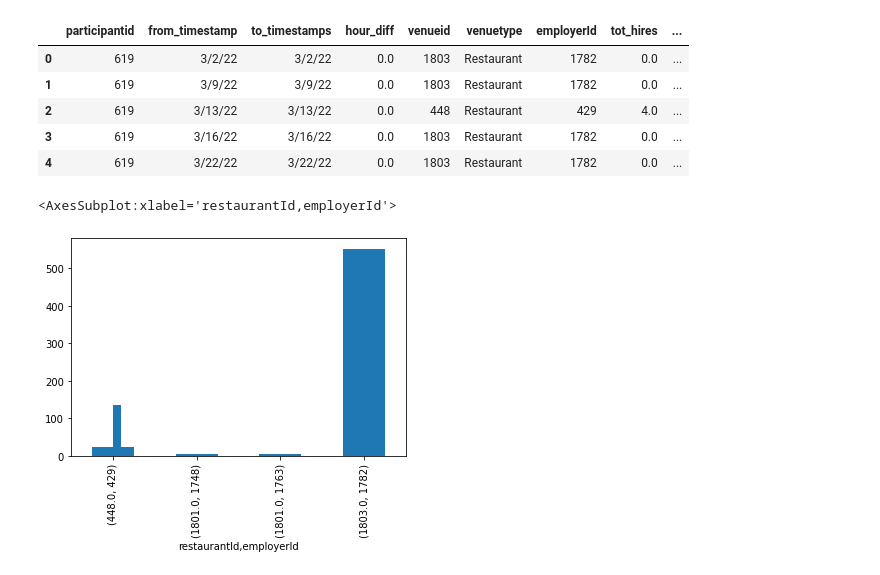
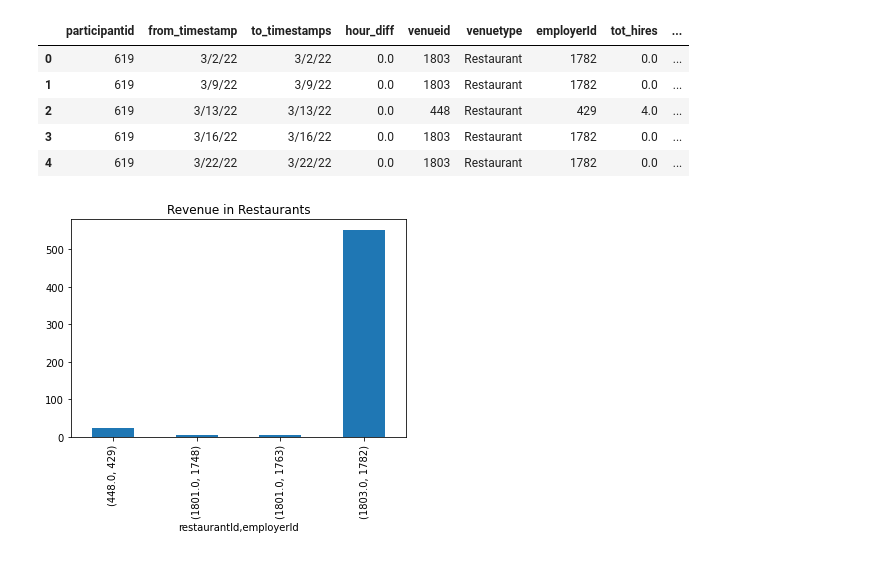
Before and after one commit to blukitas/Viz_2022_Grupo_4, a Jupyter notebook: docker/Notebooks/06.employers_patterns.ipynb, the cells around one changed output. Cells and saved outputs as stored; diff of their text form; code cells hidden in the pictures.

```diff
--- a/docker/Notebooks/06.employers_patterns.ipynb
+++ b/docker/Notebooks/06.employers_patterns.ipynb
@@ -401,10 +403,11 @@ resto_spents.head()
 | 3 | 619 | 3/16/22 | 3/16/22 | 0.0 | 1803 | Restaurant | 1782 | 0.0 | ... |
 | 4 | 619 | 3/22/22 | 3/22/22 | 0.0 | 1803 | Restaurant | 1782 | 0.0 | ... |
 # %%
-plt.hist(resto_spents.hour_diff)
+# plt.hist(resto_spents.hour_diff)
 resto_spents.groupby(['restaurantId', 'employerId'])['foodCost'].sum().plot.bar()
+plt.title('Revenue in Restaurants')
+plt.savefig('img/06.resto_revenue.png')
 # %% [output]
-<AxesSubplot:xlabel='restaurantId,employerId'>
-[figure, old version]
+[figure, new version]
 # %%
 business_revenues = pd.read_csv("docker/Files/business_revenues.csv",
```
Also changed, not shown: parts of 5 cells of this notebook, 8 other files.
